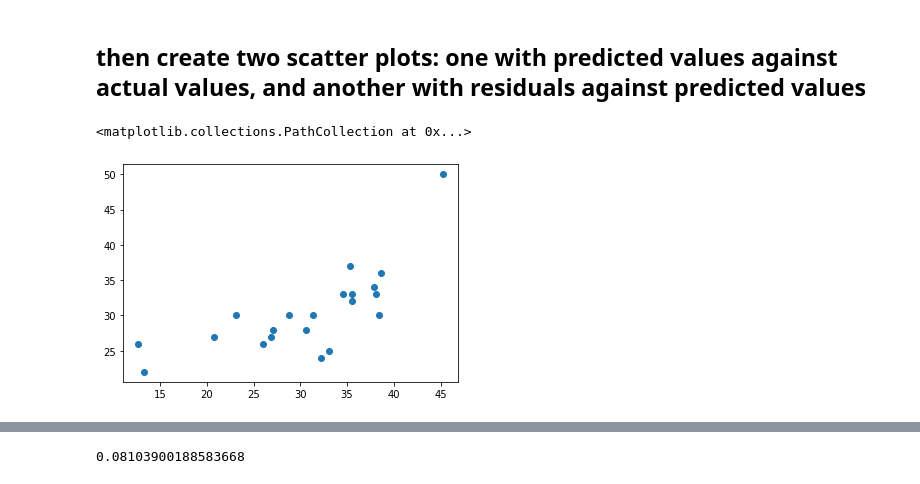
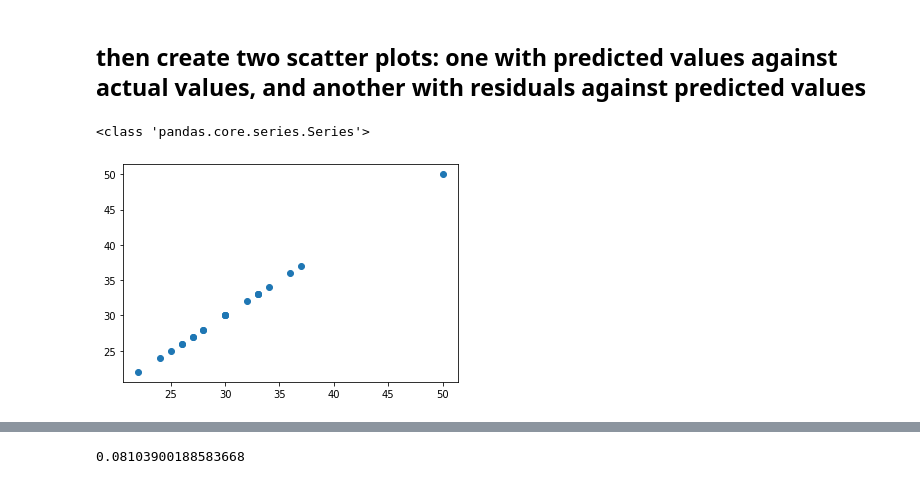
Before and after one commit to tomseeber/multi-linear-regression, a Jupyter notebook: muti-regression.ipynb, the cells around one changed output, grey strips where cells are left out. Drawn from its saved outputs; the diff is of its cells as text; code cells hidden in the pictures.

```diff
--- a/muti-regression.ipynb
+++ b/muti-regression.ipynb
@@ -343,5 +365,6 @@ Name: MPG.highway, dtype: float64
 # %%
-plt.scatter(predictions, y_test, )
+plt.scatter(y_test, y_test)
+print(type(y_test))
 # %% [output]
-<matplotlib.collections.PathCollection at 0x...>
+<class 'pandas.core.series.Series'>
-[figure, old version]
+[figure, new version]
```
Also changed, not shown: parts of 5 cells of this notebook.
